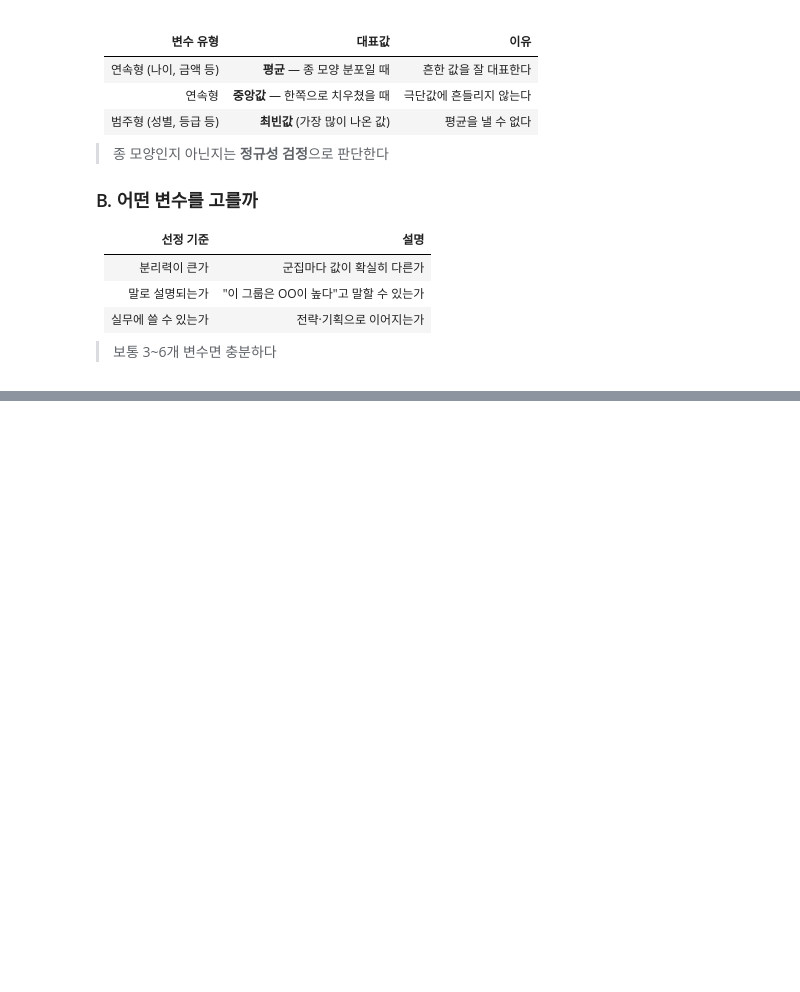
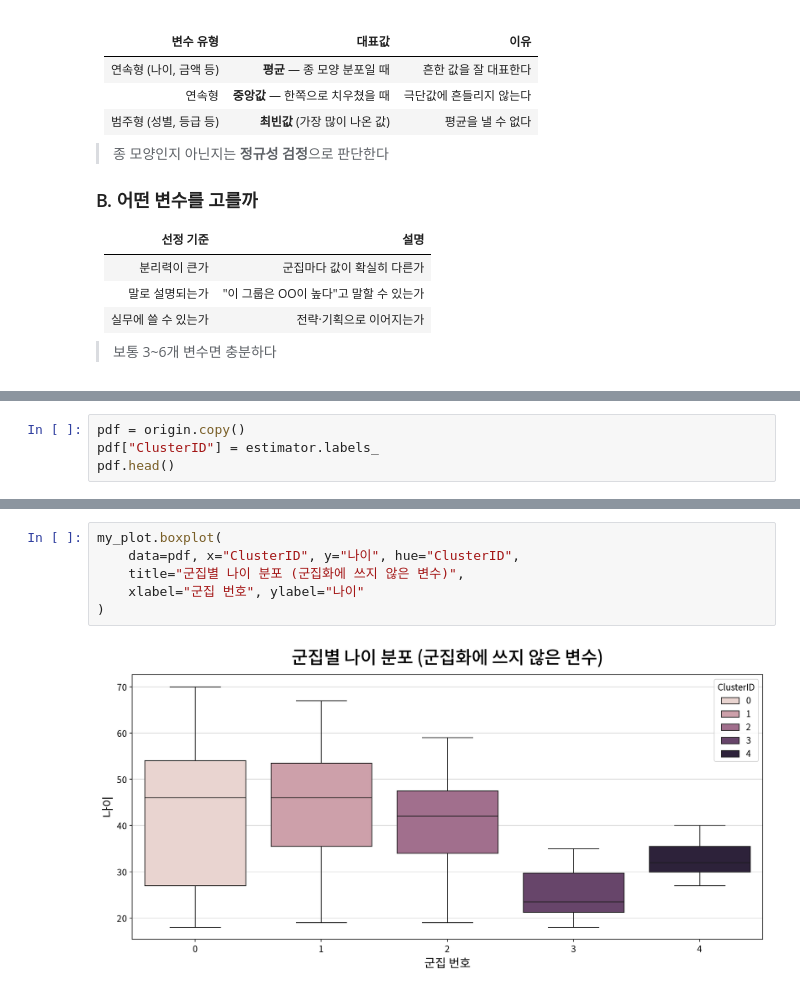
Before and after one commit to choi-yeonju/Python-Basics, a Jupyter notebook: [LAB-02] 비지도 학습/[LAB-02] 비지도 학습ㅣ04-페르소나 분석(실습코드) yeonju.ipynb, the cells around one changed output, grey strips where cells are left out. Saved outputs shown, nothing was run; the diff lists cells and outputs as text; blank space fills up the shorter version.

```diff
--- a/[LAB-02] 비지도 학습/[LAB-02] 비지도 학습ㅣ04-페르소나 분석(실습코드) yeonju.ipynb
+++ b/[LAB-02] 비지도 학습/[LAB-02] 비지도 학습ㅣ04-페르소나 분석(실습코드) yeonju.ipynb
@@ -315,0 +277,4 @@ my_plot.scatterplot(data=vdf, x="연수입", y="지출점수", hue="ClusterID",
+# %%
+pdf = origin.copy()
+pdf["ClusterID"] = estimator.labels_
+pdf.head()
@@ -315,0 +450,8 @@ my_plot.scatterplot(data=vdf, x="연수입", y="지출점수", hue="ClusterID",
+# %%
+my_plot.boxplot(
+    data=pdf, x="ClusterID", y="나이", hue="ClusterID",
+    title="군집별 나이 분포 (군집화에 쓰지 않은 변수)",
+    xlabel="군집 번호", ylabel="나이"
+)
+# %% [output]
+[figure, added]
```
Also changed, not shown: parts of 18 cells of this notebook, 16 other files.
